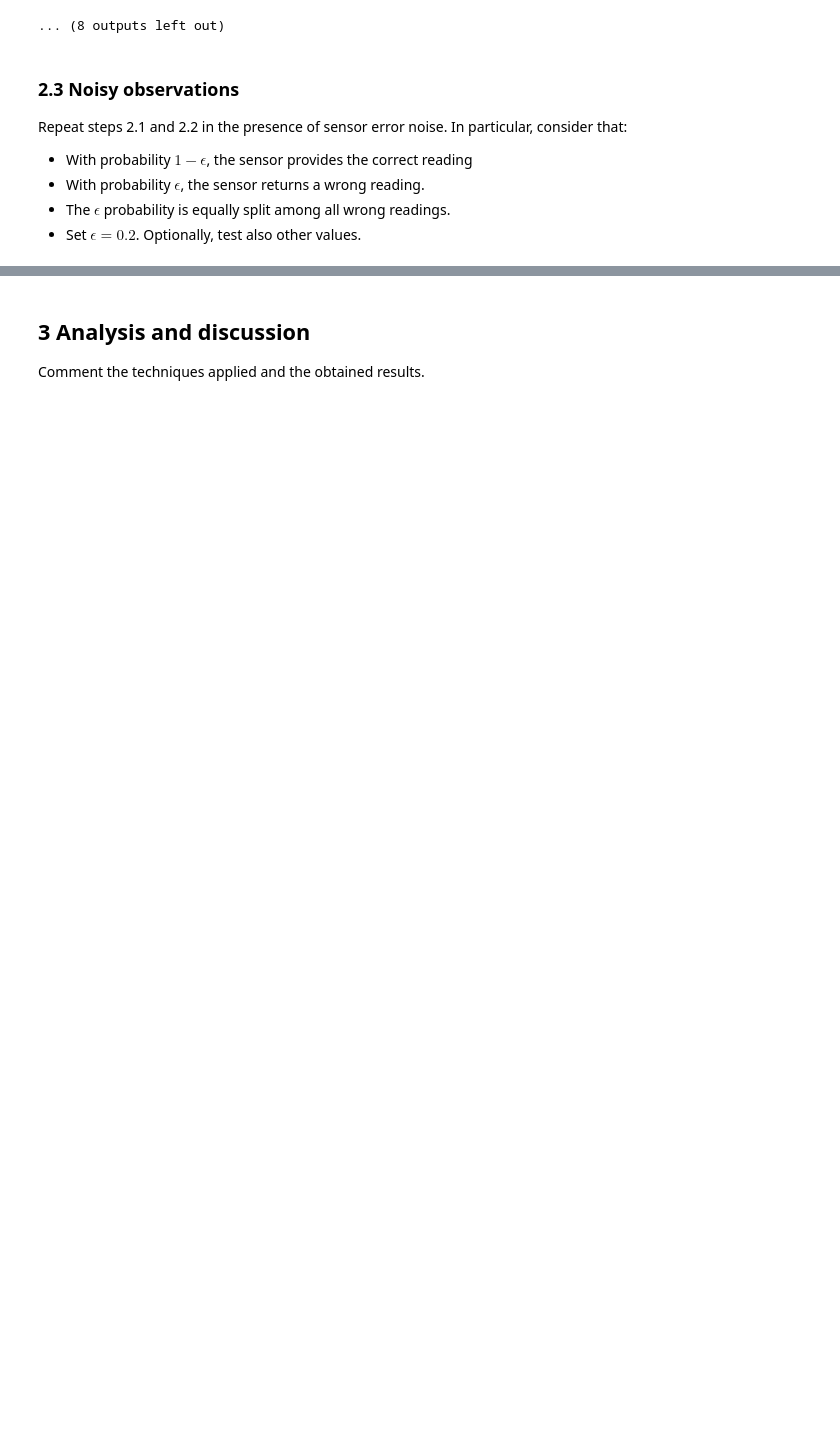
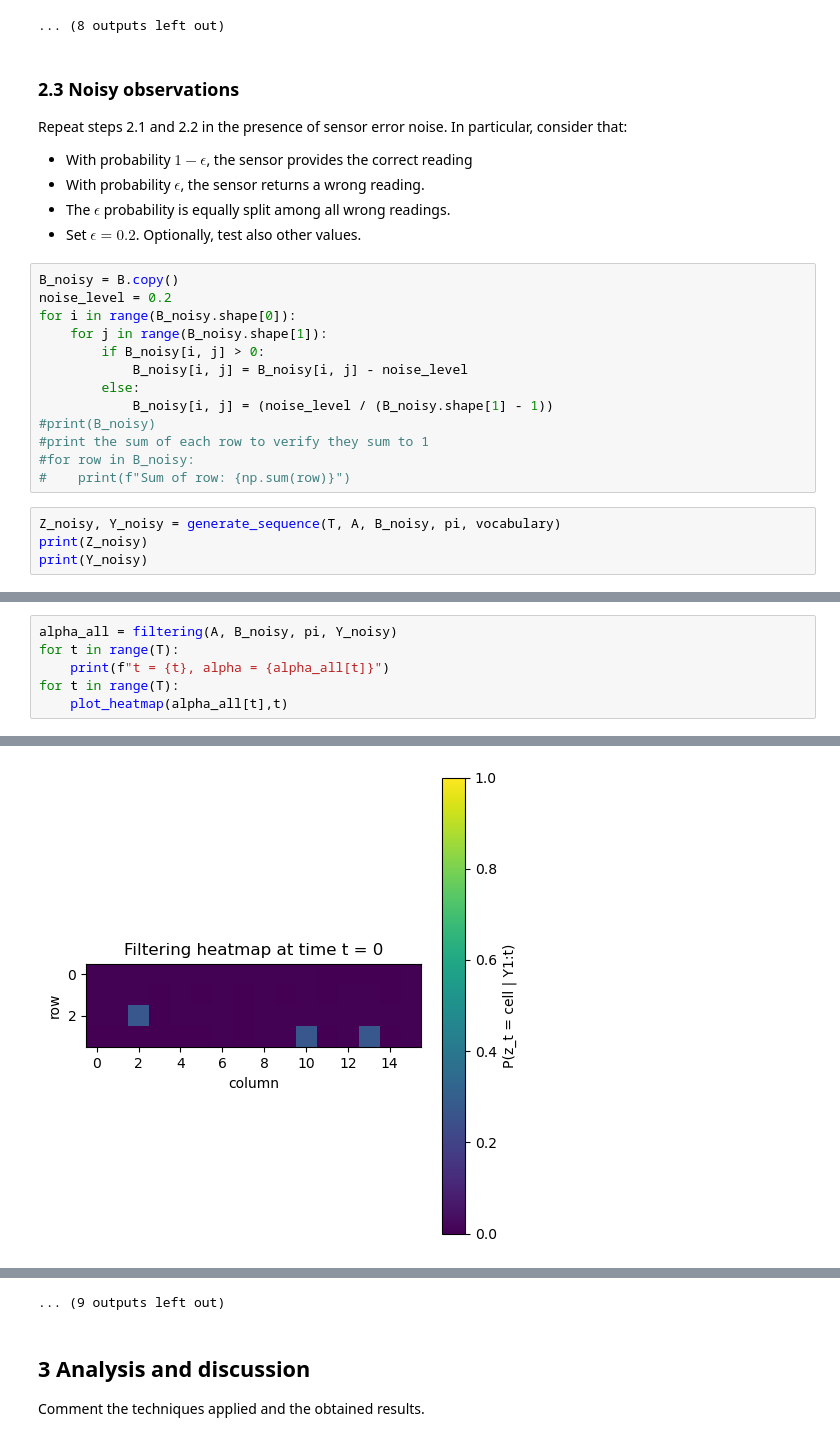
Before and after one commit to NathaFerrari/probabilistic_project, a Jupyter notebook: hmm-assignment-exercise.ipynb, the cells around one changed output, grey strips where cells are left out. Drawn from its saved outputs; the diff is of its cells as text; blank space fills up the shorter version.

Commit message:
noise addition

```diff
--- a/hmm-assignment-exercise.ipynb
+++ b/hmm-assignment-exercise.ipynb
@@ -419,3 +427,20 @@ Repeat steps 2.1 and 2.2 in the presence of sensor error noise. In particular, c
   * With probability $\epsilon$, the sensor returns a wrong reading.
   * The $\epsilon$ probability is equally split among all wrong readings.
   * Set $\epsilon=0.2$. Optionally, test also other values.
+# %%
+B_noisy = B.copy()
+noise_level = 0.2
+for i in range(B_noisy.shape[0]):
+    for j in range(B_noisy.shape[1]):
+        if B_noisy[i, j] > 0:
+            B_noisy[i, j] = B_noisy[i, j] - noise_level
+        else:
+            B_noisy[i, j] = (noise_level / (B_noisy.shape[1] - 1))
+#print(B_noisy)
+#print the sum of each row to verify they sum to 1
+#for row in B_noisy:
+#    print(f"Sum of row: {np.sum(row)}")
+# %%
+Z_noisy, Y_noisy = generate_sequence(T, A, B_noisy, pi, vocabulary)
+print(Z_noisy)
+print(Y_noisy)
@@ -421,0 +472,7 @@ Repeat steps 2.1 and 2.2 in the presence of sensor error noise. In particular, c
+# %%
+alpha_all = filtering(A, B_noisy, pi, Y_noisy)
+for t in range(T):
+    print(f"t = {t}, alpha = {alpha_all[t]}")
+for t in range(T):
+    plot_heatmap(alpha_all[t],t)
+# %% [output]
@@ -421,0 +496 @@ Repeat steps 2.1 and 2.2 in the presence of sensor error noise. In particular, c
+[figure, added]
@@ -422,3 +507,4 @@ Repeat steps 2.1 and 2.2 in the presence of sensor error noise. In particular, c
+... (9 outputs left out)
 # %% [markdown]
 ## 3 Analysis and discussion
 
```
Also changed, not shown: parts of 12 cells of this notebook.
